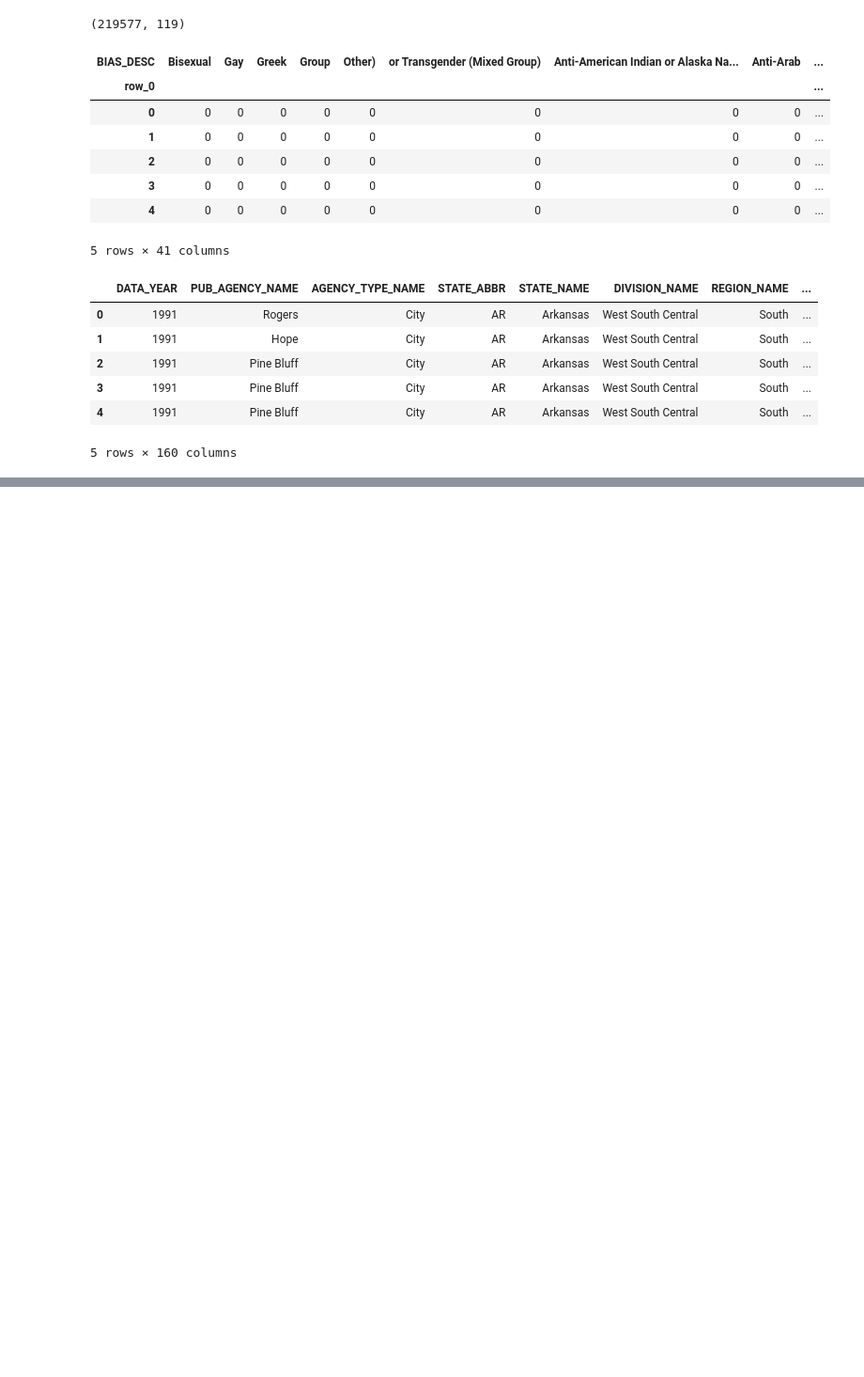
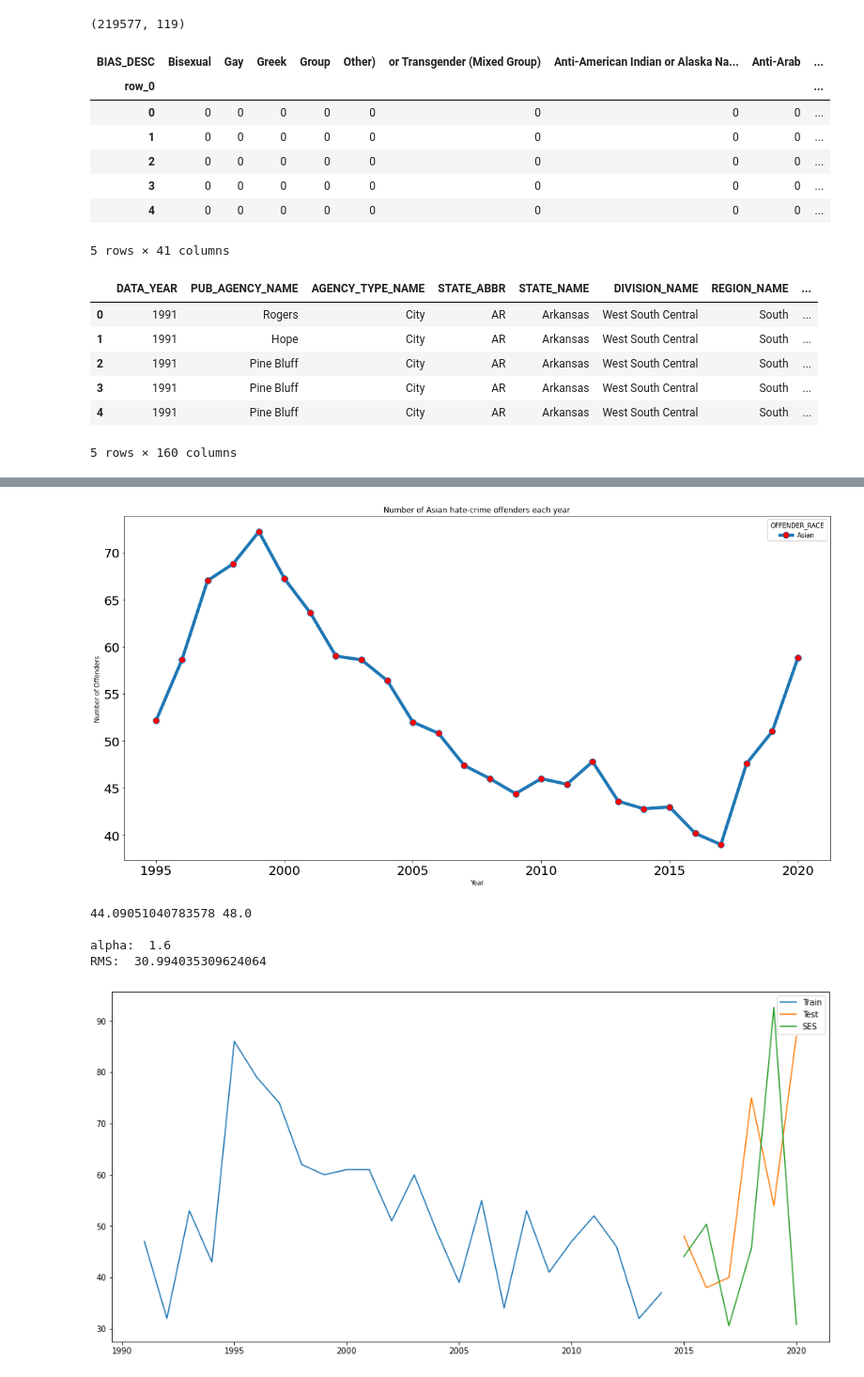
Before and after one commit to alphonso-a/big-data-project, a Jupyter notebook: Mita.ipynb, the cells around one changed output, grey strips where cells are left out. Shown at 94% size. Cells and saved outputs as stored; diff of their text form; code cells hidden in the pictures; blank space fills up the shorter version.

```diff
--- a/Mita.ipynb
+++ b/Mita.ipynb
@@ -289,0 +397,10 @@ data.head()
+# %%
+plot(ORdata[['Asian']],"Number of Asian hate-crime offenders each year")
+forecast(ORdata[['Asian']], 'Asian')
+# %% [output]
+[figure, added]
+44.09051040783578 48.0
+
+alpha:  1.6
+RMS:  30.994035309624064
+[figure, added]
```
Also changed, not shown: parts of 14 cells of this notebook.
